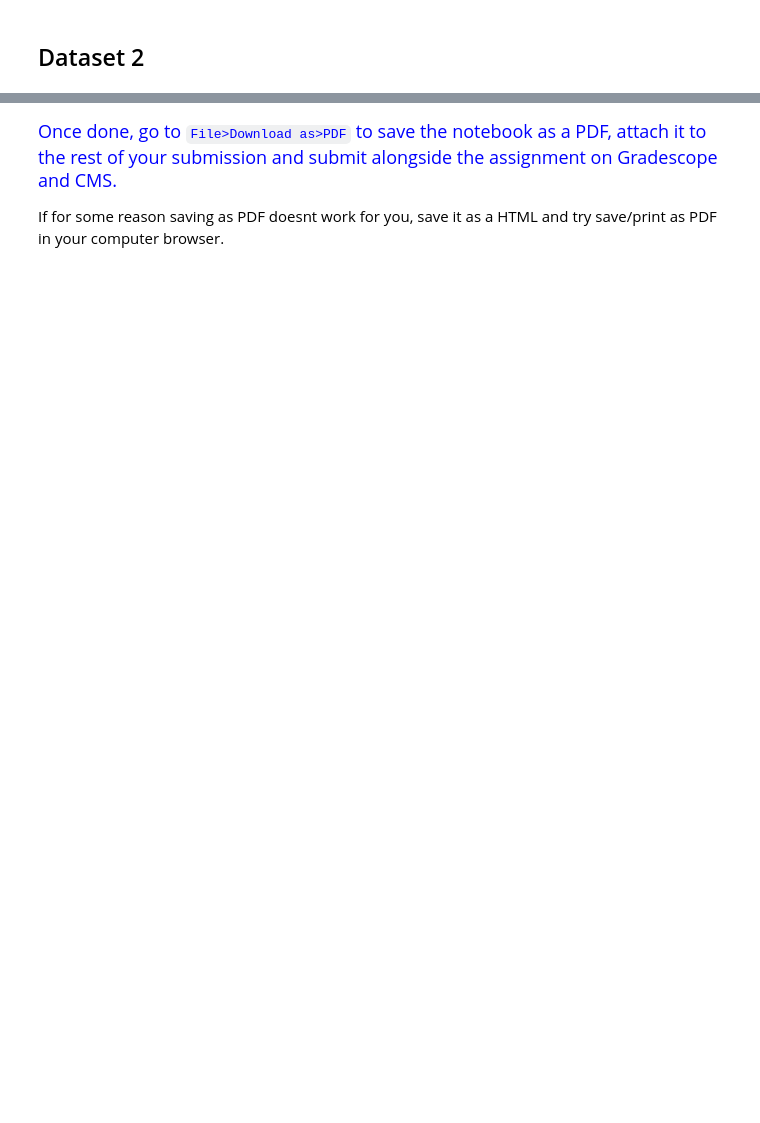
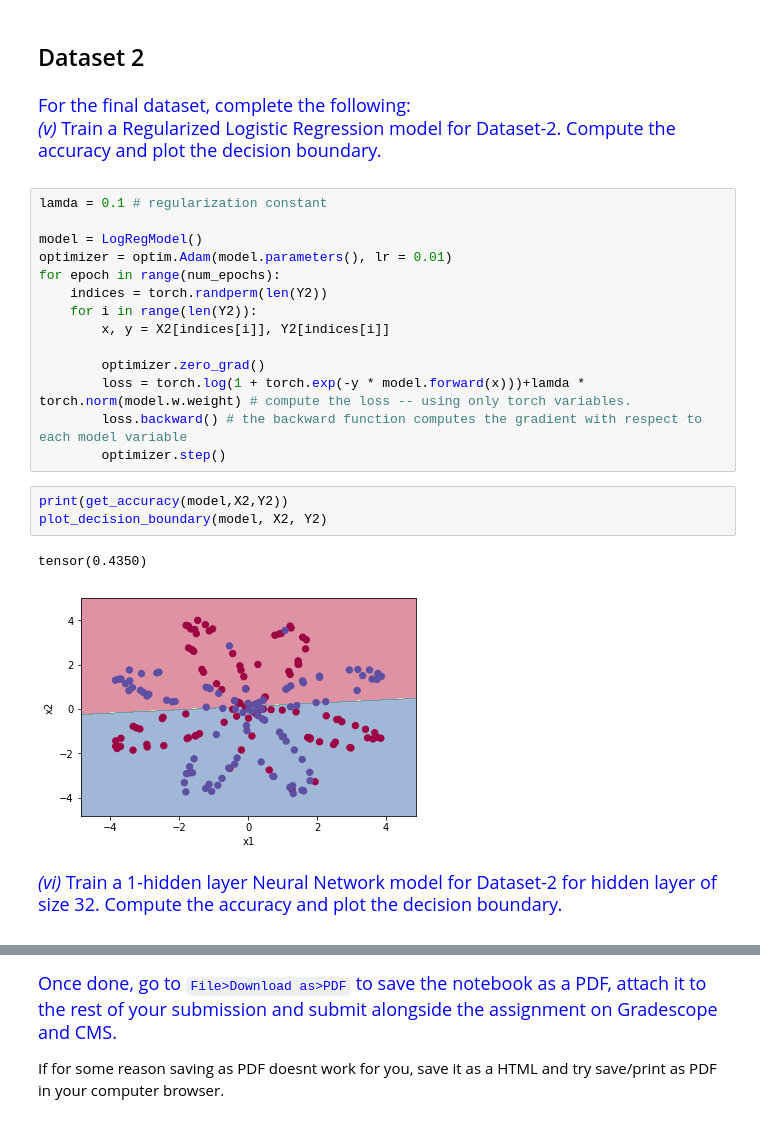
Before and after one commit to julienneves/cornell-cs-6780, a Jupyter notebook: Problem Set 3/A3-Neural Networks-Probl.ipynb, the cells around one changed output, grey strips where cells are left out. Saved outputs shown, nothing was run; the diff lists cells and outputs as text; blank space fills up the shorter version.

```diff
--- a/Problem Set 3/A3-Neural Networks-Probl.ipynb
+++ b/Problem Set 3/A3-Neural Networks-Probl.ipynb
@@ -370,2 +433,35 @@ plot_decision_boundary(model, X, Y)
 # %% [markdown]
 ## Dataset 2
+# %% [markdown]
+<font color=blue size=4>
+For the final dataset, complete the following:
+
+*(v)* Train a Regularized Logistic Regression model for Dataset-2. Compute the accuracy and plot the decision boundary.
+
+</font>
+# %%
+lamda = 0.1 # regularization constant
+
+model = LogRegModel()
+optimizer = optim.Adam(model.parameters(), lr = 0.01)
+for epoch in range(num_epochs):
+    indices = torch.randperm(len(Y2))
+    for i in range(len(Y2)):
+        x, y = X2[indices[i]], Y2[indices[i]]
+
+        optimizer.zero_grad()
+        loss = torch.log(1 + torch.exp(-y * model.forward(x)))+lamda * torch.norm(model.w.weight) # compute the loss -- using only torch variables.
+        loss.backward() # the backward function computes the gradient with respect to each model variable
+        optimizer.step()
+# %%
+print(get_accuracy(model,X2,Y2))
+plot_decision_boundary(model, X2, Y2)
+# %% [output]
+tensor(0.4350)
+[figure, added]
+# %% [markdown]
+<font color=blue size=4>
+
+*(vi)* Train a 1-hidden layer Neural Network model for Dataset-2 for hidden layer of size 32. Compute the accuracy and plot the decision boundary.
+
+</font>
```
Also changed, not shown: parts of 30 cells of this notebook, 1 other file.
